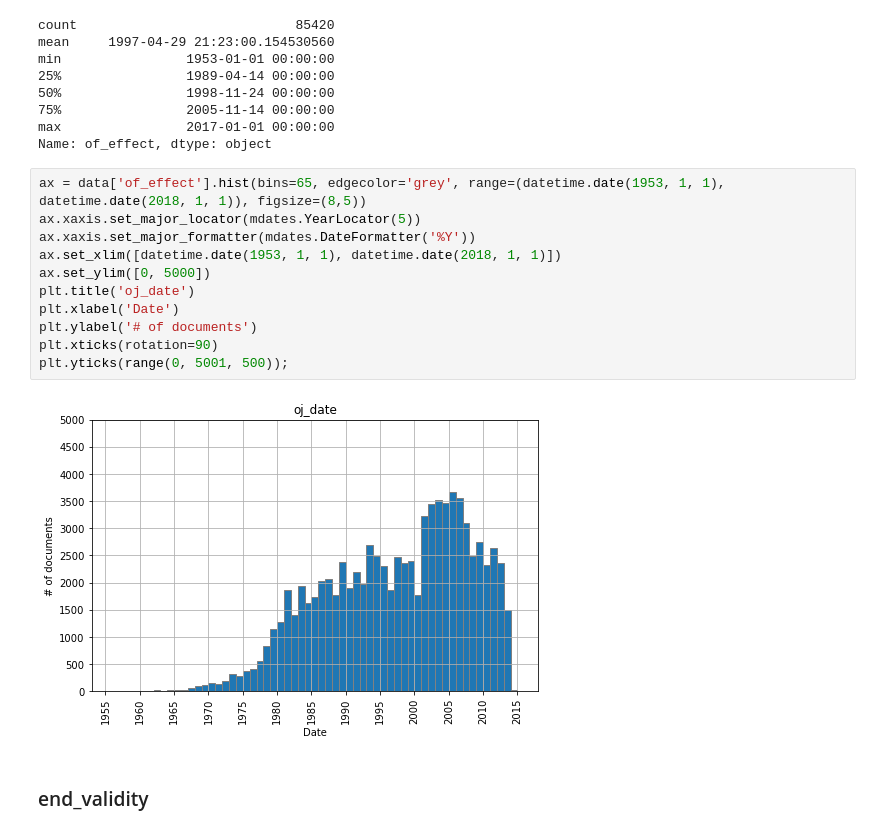
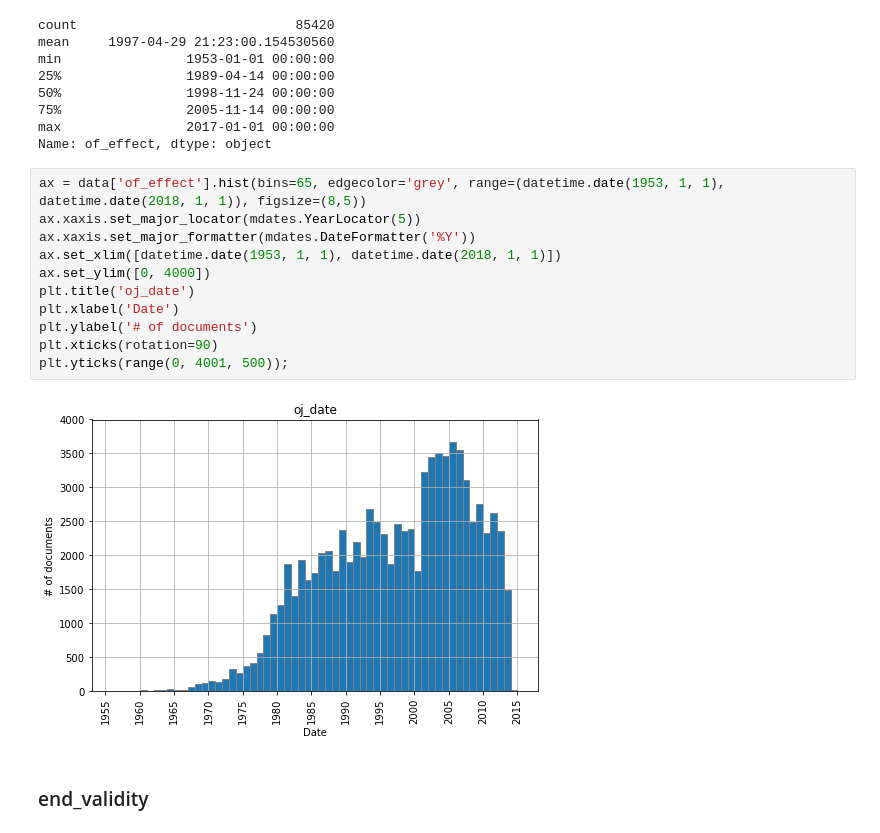
Before and after one commit to dmfrodrigues/feup-pri-proj, a Jupyter notebook: exploration/Data Exploration.ipynb, the cells around one changed output. Cells and saved outputs as stored; diff of their text form.

```diff
--- a/exploration/Data Exploration.ipynb
+++ b/exploration/Data Exploration.ipynb
@@ -178,16 +178,16 @@ Name: of_effect, dtype: object
 # %%
 ax = data['of_effect'].hist(bins=65, edgecolor='grey', range=(datetime.date(1953, 1, 1), datetime.date(2018, 1, 1)), figsize=(8,5))
 ax.xaxis.set_major_locator(mdates.YearLocator(5))
 ax.xaxis.set_major_formatter(mdates.DateFormatter('%Y'))
 ax.set_xlim([datetime.date(1953, 1, 1), datetime.date(2018, 1, 1)])
-ax.set_ylim([0, 5000])
+ax.set_ylim([0, 4000])
 plt.title('oj_date')
 plt.xlabel('Date')
 plt.ylabel('# of documents')
 plt.xticks(rotation=90)
-plt.yticks(range(0, 5001, 500));
+plt.yticks(range(0, 4001, 500));
 # %% [output]
-[figure, old version]
+[figure, new version]
 # %% [markdown]
 ### end_validity
 # %%
```
Also changed, not shown: parts of 5 cells of this notebook.
